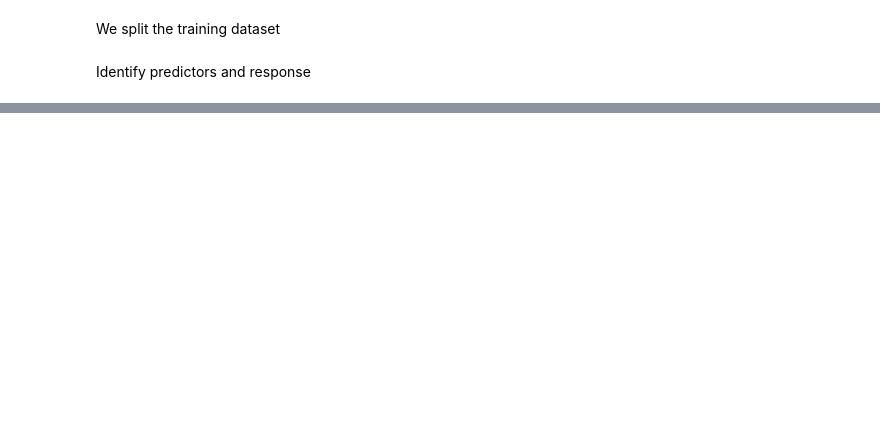
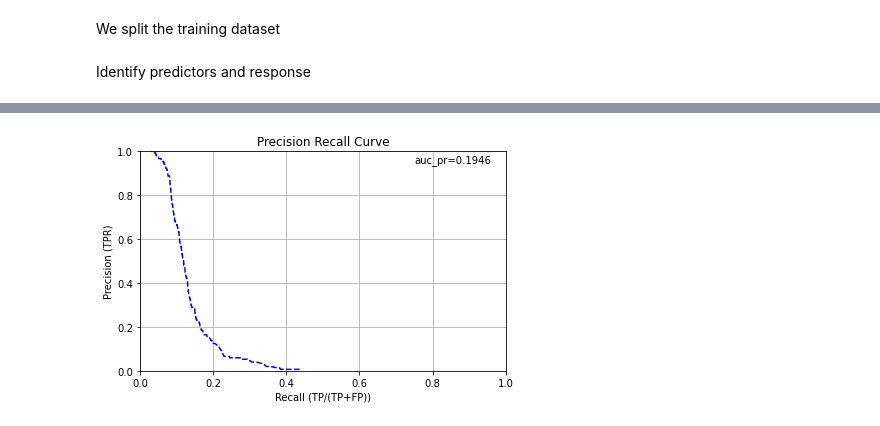
Before and after one commit to Christian-TD/AoaH2OBankingDemoModels, a Jupyter notebook: model_definitions/24e33e49-d5f0-42ce-900a-475520df4ce1/notebooks/Bank Marketing H2O.ipynb, the cells around one changed output, grey strips where cells are left out. Cells and saved outputs as stored; diff of their text form; code cells hidden in the pictures; blank space fills up the shorter version.

```diff
--- a/model_definitions/24e33e49-d5f0-42ce-900a-475520df4ce1/notebooks/Bank Marketing H2O.ipynb
+++ b/model_definitions/24e33e49-d5f0-42ce-900a-475520df4ce1/notebooks/Bank Marketing H2O.ipynb
@@ -286,0 +716,4 @@ score_df
+# %%
+eval_metrics.plot(type = "pr")
+# %% [output]
+[figure, added]
```
Also changed, not shown: parts of 58 cells of this notebook, 6 other files.
